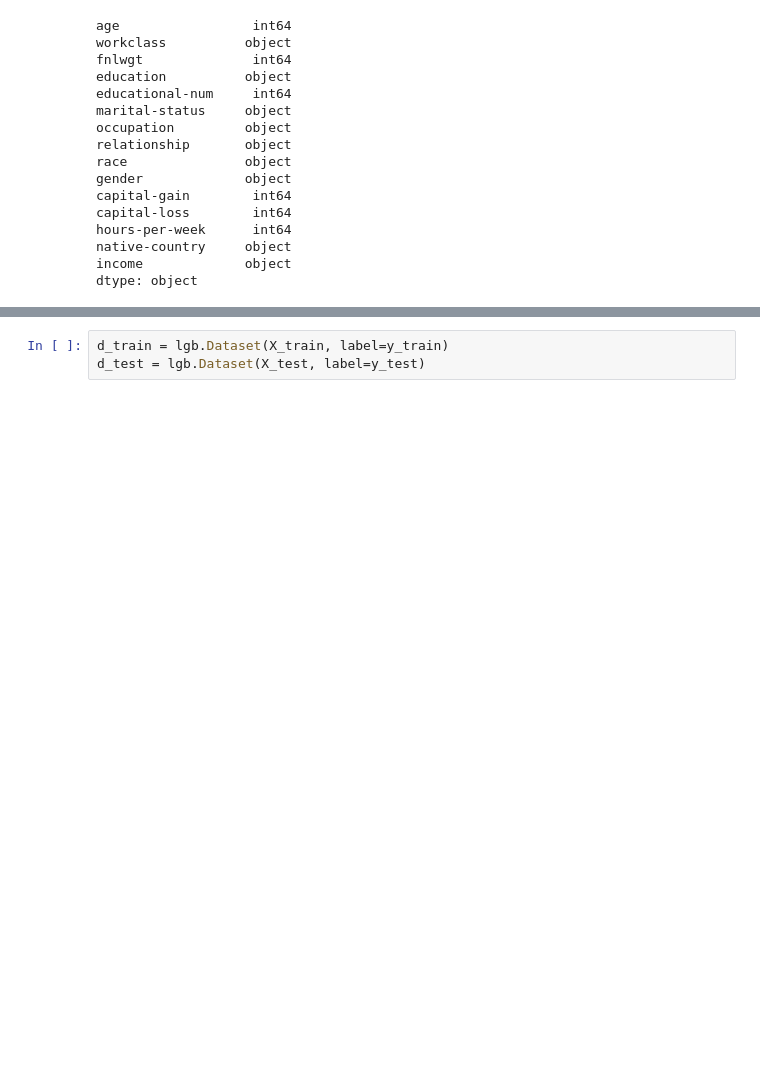
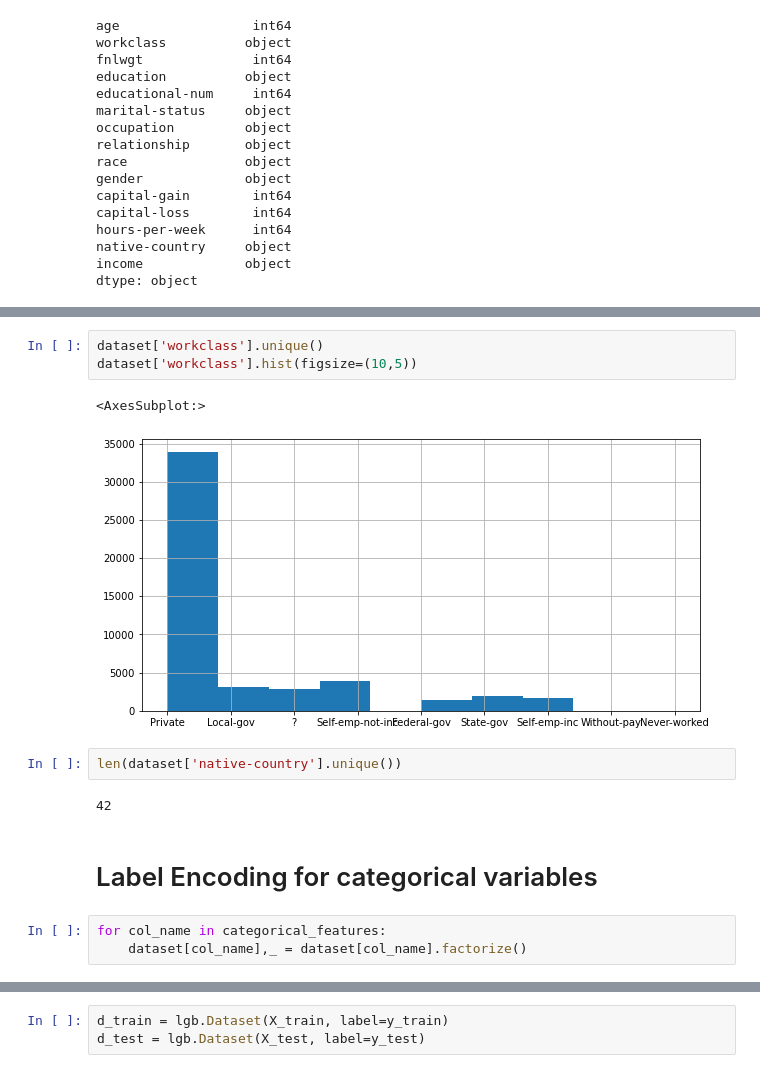
Before and after one commit to mahdiislam79/Adult_income_prediction, a Jupyter notebook: Adult_income_prediction.ipynb, the cells around one changed output, grey strips where cells are left out. Saved outputs shown, nothing was run; the diff lists cells and outputs as text; blank space fills up the shorter version.

Commit message:
Label Encoded categorical features

```diff
--- a/Adult_income_prediction.ipynb
+++ b/Adult_income_prediction.ipynb
@@ -106,0 +151,15 @@ X_train,X_test, y_train, y_test = train_test_split(X,y, test_size = 0.2, random_
+# %%
+dataset['workclass'].unique()
+dataset['workclass'].hist(figsize=(10,5))
+# %% [output]
+<AxesSubplot:>
+[figure, added]
+# %%
+len(dataset['native-country'].unique())
+# %% [output]
+42
+# %% [markdown]
+# Label Encoding for categorical variables
+# %%
+for col_name in categorical_features:
+    dataset[col_name],_ = dataset[col_name].factorize()
```
Also changed, not shown: parts of 19 cells of this notebook.
